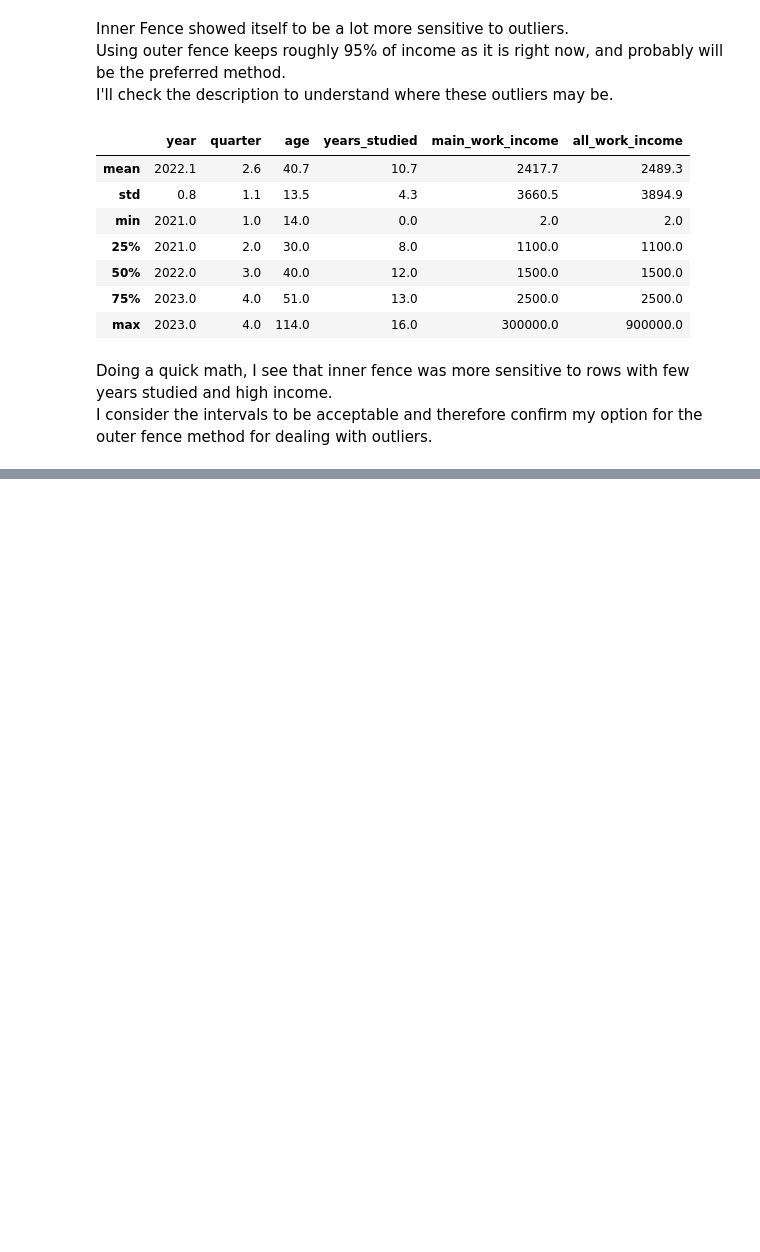
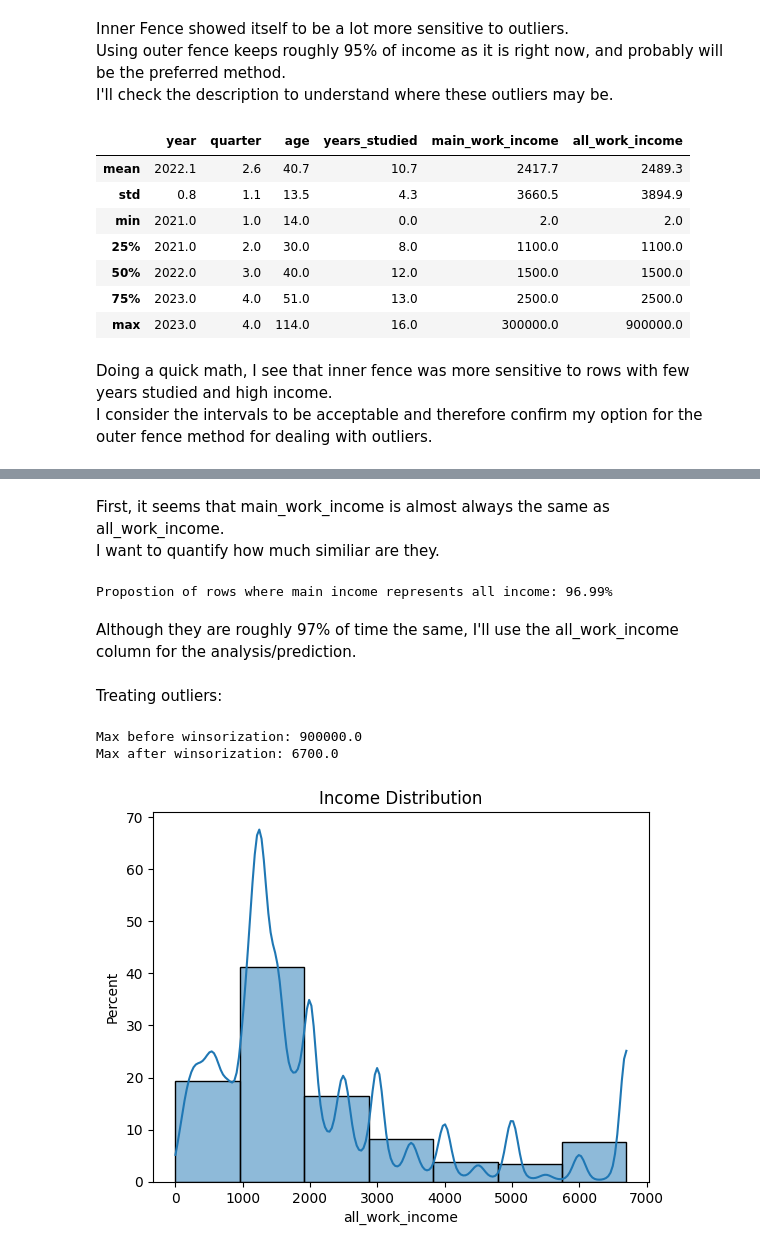
Before and after one commit to viniciussuares/IncomePrediction, a Jupyter notebook: notebooks/eda.ipynb, the cells around one changed output, grey strips where cells are left out. Cells and saved outputs as stored; diff of their text form; code cells hidden in the pictures; blank space fills up the shorter version.

```diff
--- a/notebooks/eda.ipynb
+++ b/notebooks/eda.ipynb
@@ -150,0 +153,25 @@ I consider the intervals to be acceptable and therefore confirm my option for th
+# %% [markdown]
+First, it seems that main_work_income is almost always the same as all_work_income.
+I want to quantify how much similiar are they.
+# %%
+main_is_all = df.loc[df['all_work_income']==df['main_work_income']].shape[0] / df.shape[0]
+print(f'Propostion of rows where main income represents all income: {main_is_all * 100 :.2f}%')
+# %% [output]
+Propostion of rows where main income represents all income: 96.99%
+# %% [markdown]
+Although they are roughly 97% of time the same, I'll use the all_work_income column for the analysis/prediction.
+# %% [markdown]
+Treating outliers:
+# %%
+print('Max before winsorization:', df['all_work_income'].max())
+df['all_work_income'] = utils.winsorizing_outliers(df['all_work_income'])
+print('Max after winsorization:', df['all_work_income'].max())
+# %% [output]
+Max before winsorization: 900000.0
+Max after winsorization: 6700.0
+# %%
+sns.histplot(df['all_work_income'], kde=True, stat='percent', binwidth=1000)
+plt.title('Income Distribution')
+plt.show()
+# %% [output]
+[figure, added]
```
Also changed, not shown: parts of 3 cells of this notebook, 1 other file.
